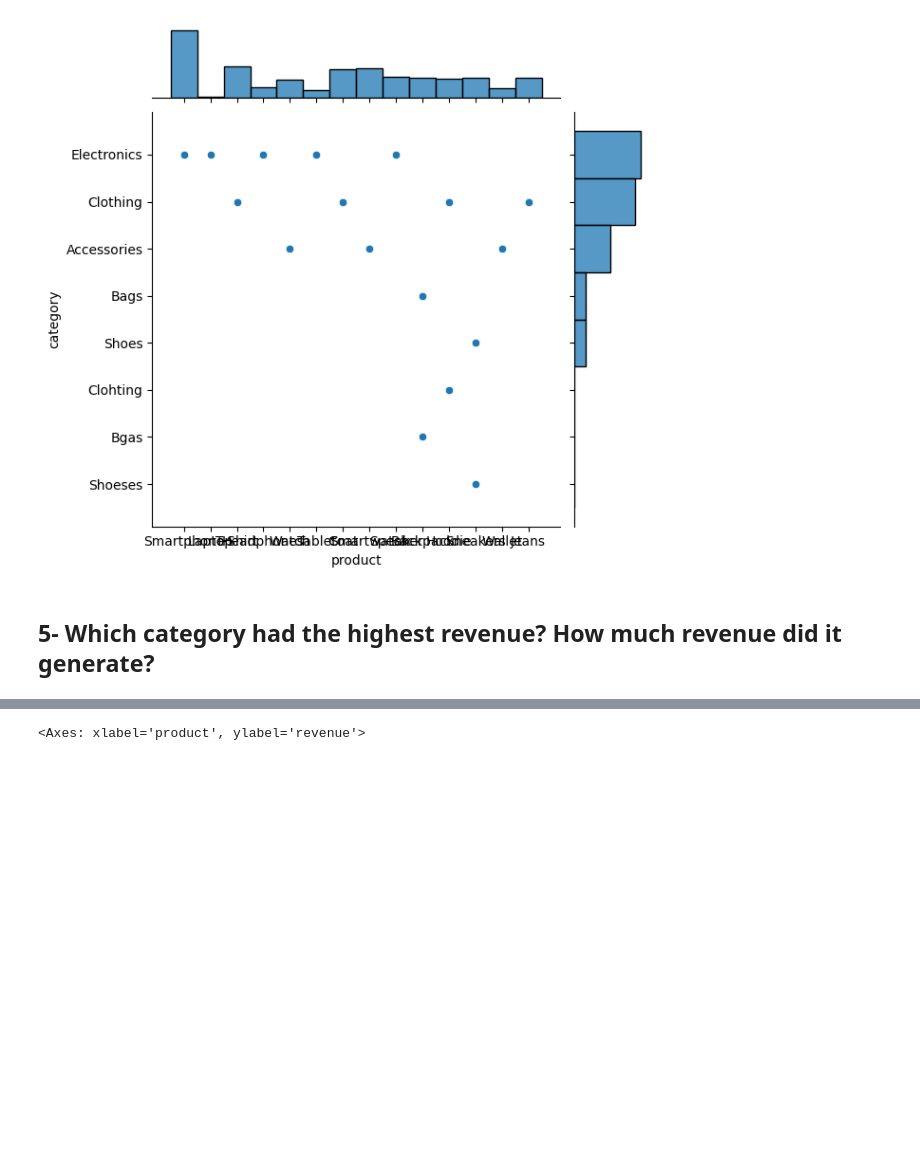
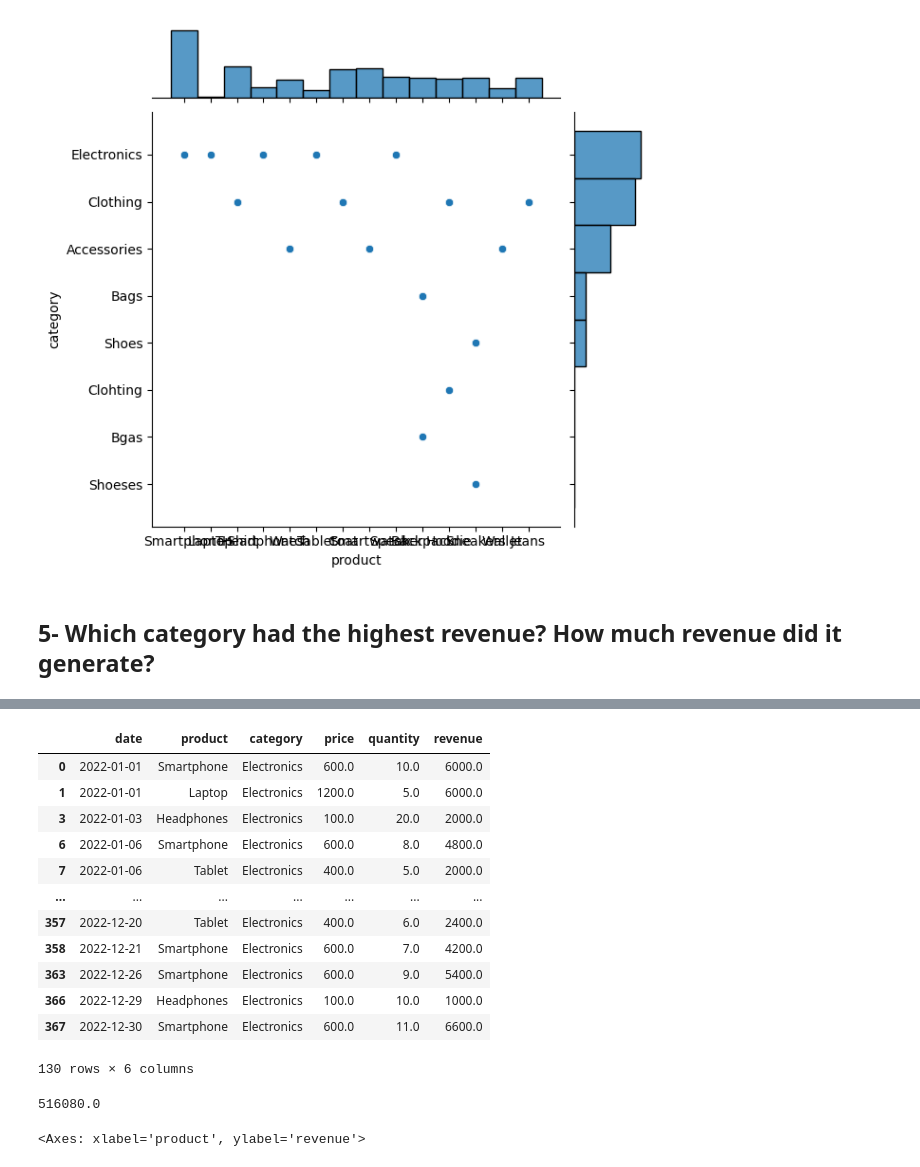
Before and after one commit to Enmo7/Data-Analyst-Intern2Grow-Internship, a Jupyter notebook: Data_Analyst_Virtual_Intern2Grow_Internship_Program_Task1.ipynb, the cells around one changed output, grey strips where cells are left out. Drawn from its saved outputs; the diff is of its cells as text; code cells hidden in the pictures; blank space fills up the shorter version.

```diff
--- a/Data_Analyst_Virtual_Intern2Grow_Internship_Program_Task1.ipynb
+++ b/Data_Analyst_Virtual_Intern2Grow_Internship_Program_Task1.ipynb
@@ -1172,3 +1192,24 @@ sns.jointplot(x='product',y='category',data=df)
+# %%
+q_df3 = df[(df['category'] == 'Electronics')]
+q_df3
+# %% [output]
+|  | date | product | category | price | quantity | revenue |
+| 0 | 2022-01-01 | Smartphone | Electronics | 600.0 | 10.0 | 6000.0 |
+| 1 | 2022-01-01 | Laptop | Electronics | 1200.0 | 5.0 | 6000.0 |
+| 3 | 2022-01-03 | Headphones | Electronics | 100.0 | 20.0 | 2000.0 |
+| 6 | 2022-01-06 | Smartphone | Electronics | 600.0 | 8.0 | 4800.0 |
+| 7 | 2022-01-06 | Tablet | Electronics | 400.0 | 5.0 | 2000.0 |
+| ... | ... | ... | ... | ... | ... | ... |
+| 357 | 2022-12-20 | Tablet | Electronics | 400.0 | 6.0 | 2400.0 |
+| 358 | 2022-12-21 | Smartphone | Electronics | 600.0 | 7.0 | 4200.0 |
+| 363 | 2022-12-26 | Smartphone | Electronics | 600.0 | 9.0 | 5400.0 |
+| 366 | 2022-12-29 | Headphones | Electronics | 100.0 | 10.0 | 1000.0 |
+| 367 | 2022-12-30 | Smartphone | Electronics | 600.0 | 11.0 | 6600.0 |
+130 rows × 6 columns
+# %%
+q_df3['revenue'].sum()
+# %% [output]
+516080.0
 # %%
 plt.figure(figsize=(20,20))
 
```
Also changed, not shown: parts of 3 cells of this notebook.
